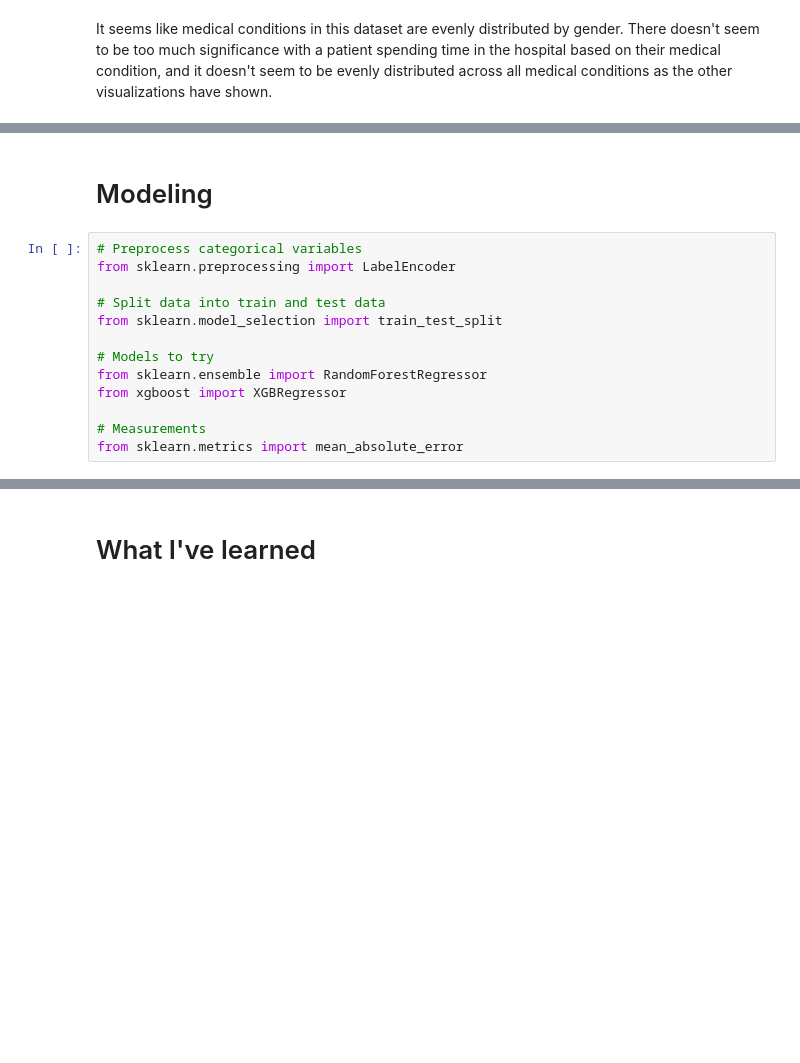
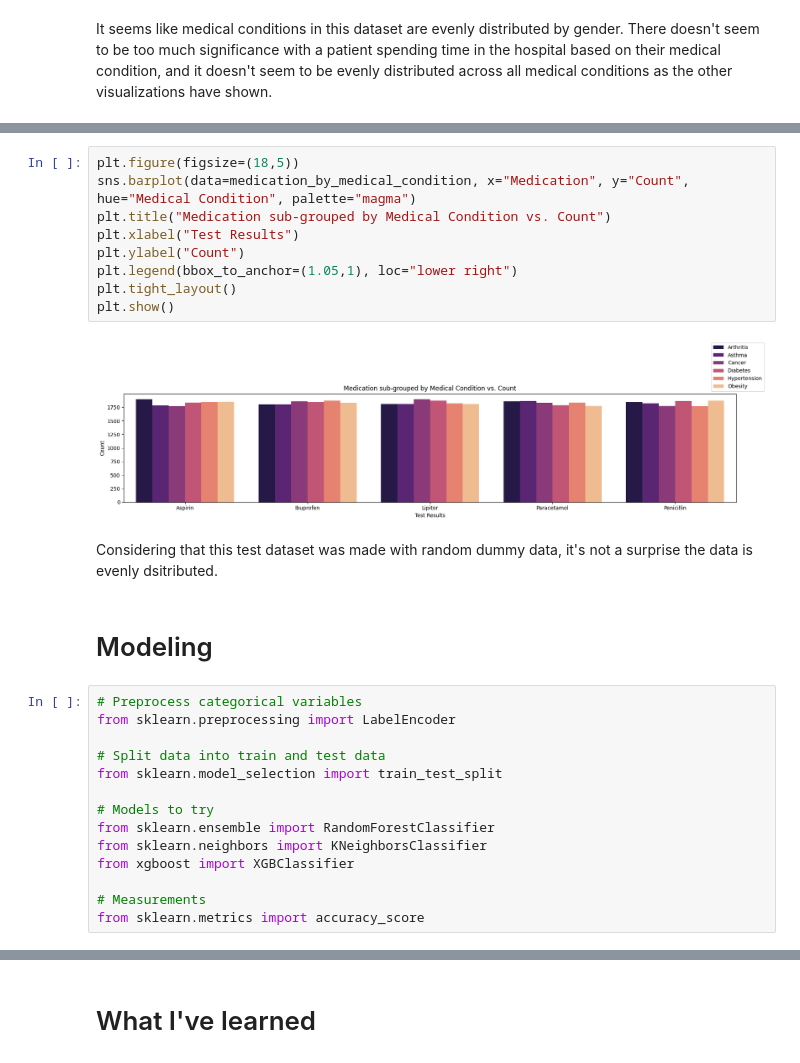
Before and after one commit to johne18/ml_learnings, a Jupyter notebook: [3] healthcare-dataset.ipynb, the cells around one changed output, grey strips where cells are left out. Cells and saved outputs as stored; diff of their text form; blank space fills up the shorter version.

```diff
--- a/[3] healthcare-dataset.ipynb
+++ b/[3] healthcare-dataset.ipynb
@@ -260,3 +275,16 @@ It seems like medical conditions in this dataset are evenly distributed by gende
+# %%
+plt.figure(figsize=(18,5))
+sns.barplot(data=medication_by_medical_condition, x="Medication", y="Count", hue="Medical Condition", palette="magma")
+plt.title("Medication sub-grouped by Medical Condition vs. Count")
+plt.xlabel("Test Results")
+plt.ylabel("Count")
+plt.legend(bbox_to_anchor=(1.05,1), loc="lower right")
+plt.tight_layout()
+plt.show()
+# %% [output]
+[figure, added]
+# %% [markdown]
+Considering that this test dataset was made with random dummy data, it's not a surprise the data is evenly dsitributed.
 # %% [markdown]
 # Modeling
 # %%
@@ -267,8 +295,9 @@ from sklearn.preprocessing import LabelEncoder
 from sklearn.model_selection import train_test_split
 
 # Models to try
-from sklearn.ensemble import RandomForestRegressor
-from xgboost import XGBRegressor
+from sklearn.ensemble import RandomForestClassifier
+from sklearn.neighbors import KNeighborsClassifier
+from xgboost import XGBClassifier
 
 # Measurements
-from sklearn.metrics import mean_absolute_error
+from sklearn.metrics import accuracy_score
```
Also changed, not shown: parts of 24 cells of this notebook.
